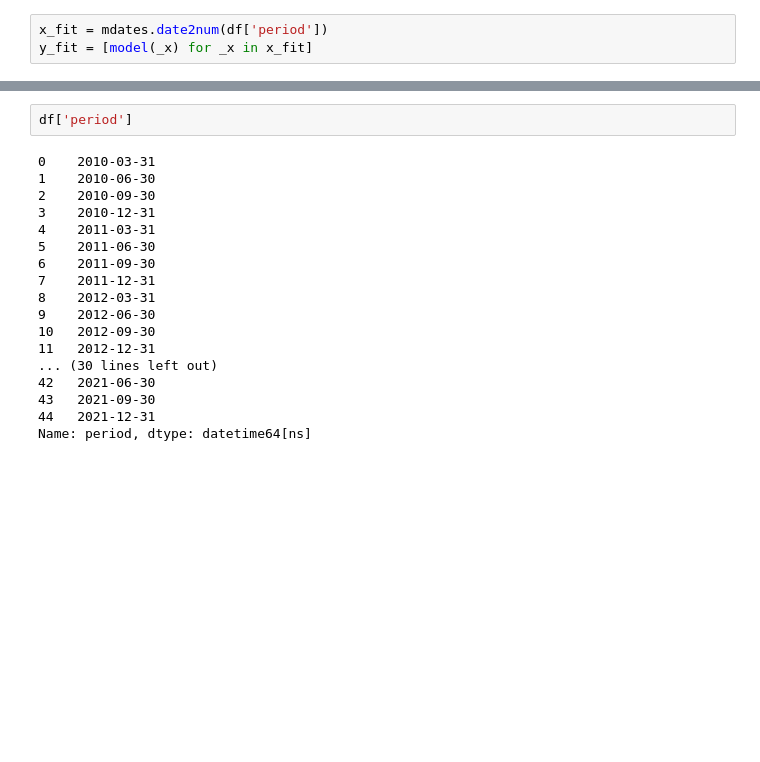
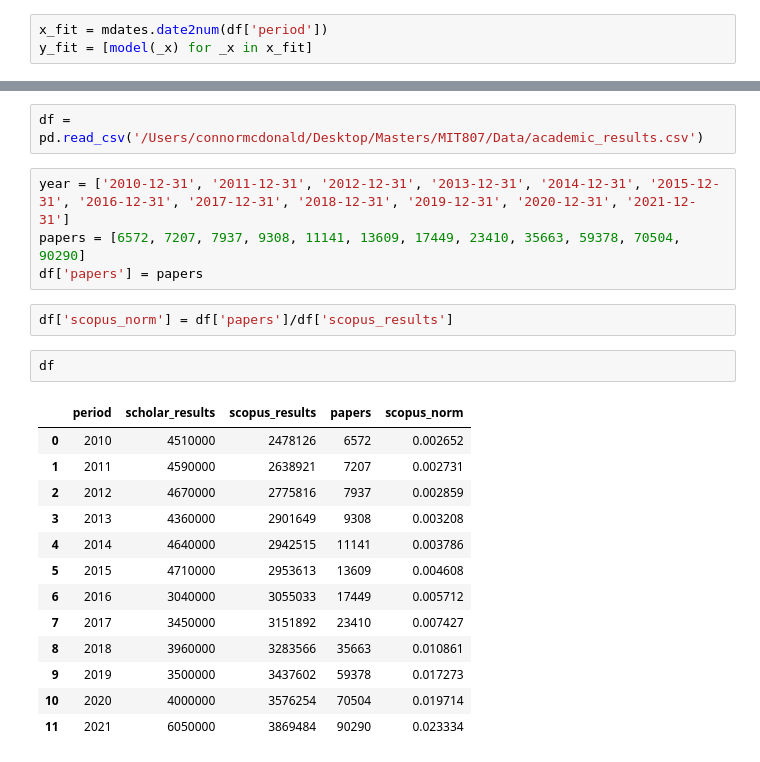
Before and after one commit to Connorrmcd6/Gartner-Hype-Cycle, a Jupyter notebook: Analysis/Notebooks/normalised_ML.ipynb, the cells around one changed output, grey strips where cells are left out. Saved outputs shown, nothing was run; the diff lists cells and outputs as text; blank space fills up the shorter version.

```diff
--- a/Analysis/Notebooks/normalised_ML.ipynb
+++ b/Analysis/Notebooks/normalised_ML.ipynb
@@ -72,20 +138,24 @@ y_fit = [model(_x) for _x in x_fit]
+# %%
+df = pd.read_csv('/Users/connormcdonald/Desktop/Masters/MIT807/Data/academic_results.csv')
+# %%
+year = ['2010-12-31', '2011-12-31', '2012-12-31', '2013-12-31', '2014-12-31', '2015-12-31', '2016-12-31', '2017-12-31', '2018-12-31', '2019-12-31', '2020-12-31', '2021-12-31']
+papers = [6572, 7207, 7937, 9308, 11141, 13609, 17449, 23410, 35663, 59378, 70504, 90290]
+df['papers'] = papers
+# %%
+df['scopus_norm'] = df['papers']/df['scopus_results']
 # %%
-df['period']
+df
 # %% [output]
-0    2010-03-31
-1    2010-06-30
-2    2010-09-30
-3    2010-12-31
-4    2011-03-31
-5    2011-06-30
-6    2011-09-30
-7    2011-12-31
-8    2012-03-31
-9    2012-06-30
-10   2012-09-30
-11   2012-12-31
-... (30 lines left out)
-42   2021-06-30
-43   2021-09-30
-44   2021-12-31
-Name: period, dtype: datetime64[ns]
+|  | period | scholar_results | scopus_results | papers | scopus_norm |
+| 0 | 2010 | 4510000 | 2478126 | 6572 | 0.002652 |
+| 1 | 2011 | 4590000 | 2638921 | 7207 | 0.002731 |
+| 2 | 2012 | 4670000 | 2775816 | 7937 | 0.002859 |
+| 3 | 2013 | 4360000 | 2901649 | 9308 | 0.003208 |
+| 4 | 2014 | 4640000 | 2942515 | 11141 | 0.003786 |
+| 5 | 2015 | 4710000 | 2953613 | 13609 | 0.004608 |
+| 6 | 2016 | 3040000 | 3055033 | 17449 | 0.005712 |
+| 7 | 2017 | 3450000 | 3151892 | 23410 | 0.007427 |
+| 8 | 2018 | 3960000 | 3283566 | 35663 | 0.010861 |
+| 9 | 2019 | 3500000 | 3437602 | 59378 | 0.017273 |
+| 10 | 2020 | 4000000 | 3576254 | 70504 | 0.019714 |
+| 11 | 2021 | 6050000 | 3869484 | 90290 | 0.023334 |
```
Also changed, not shown: parts of 13 cells of this notebook, 15 other files.
